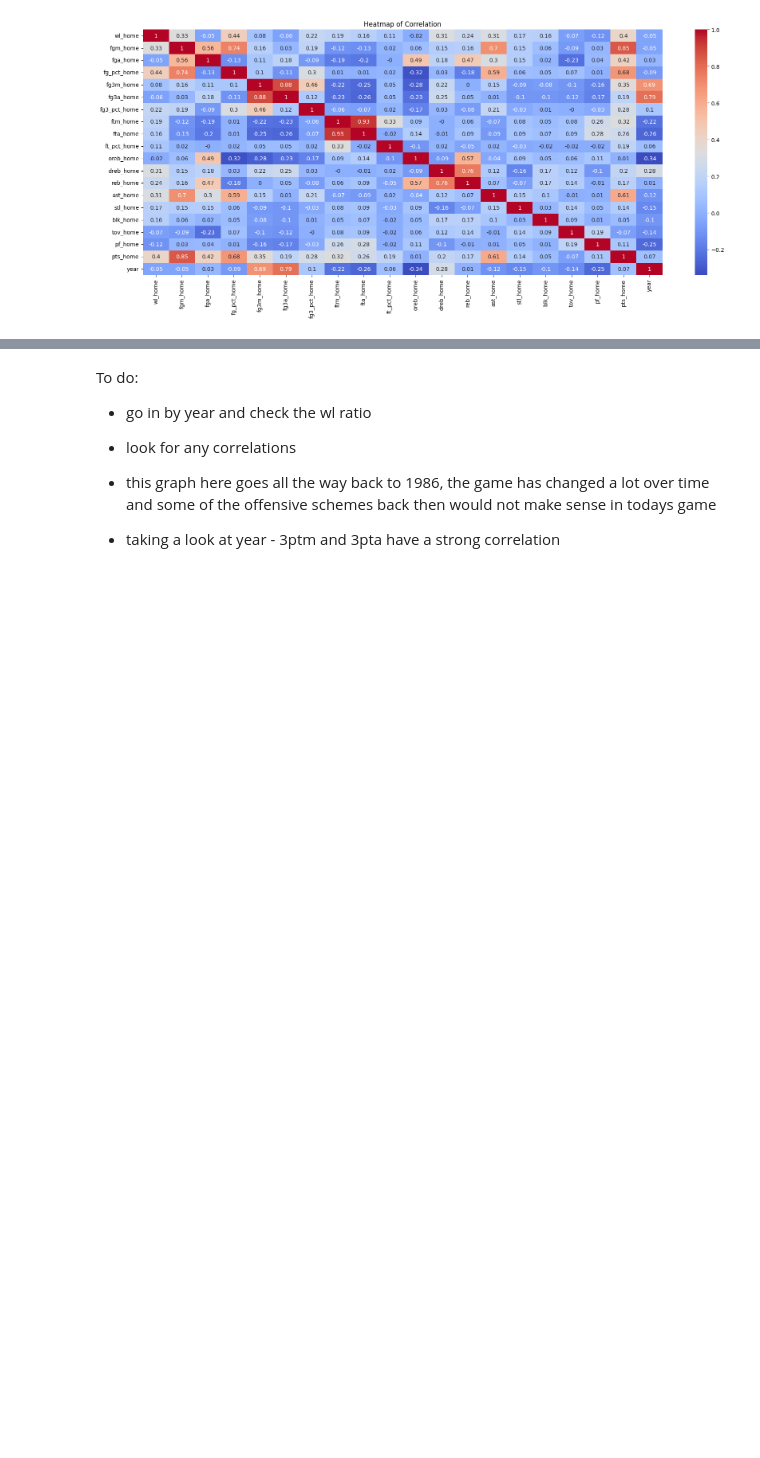
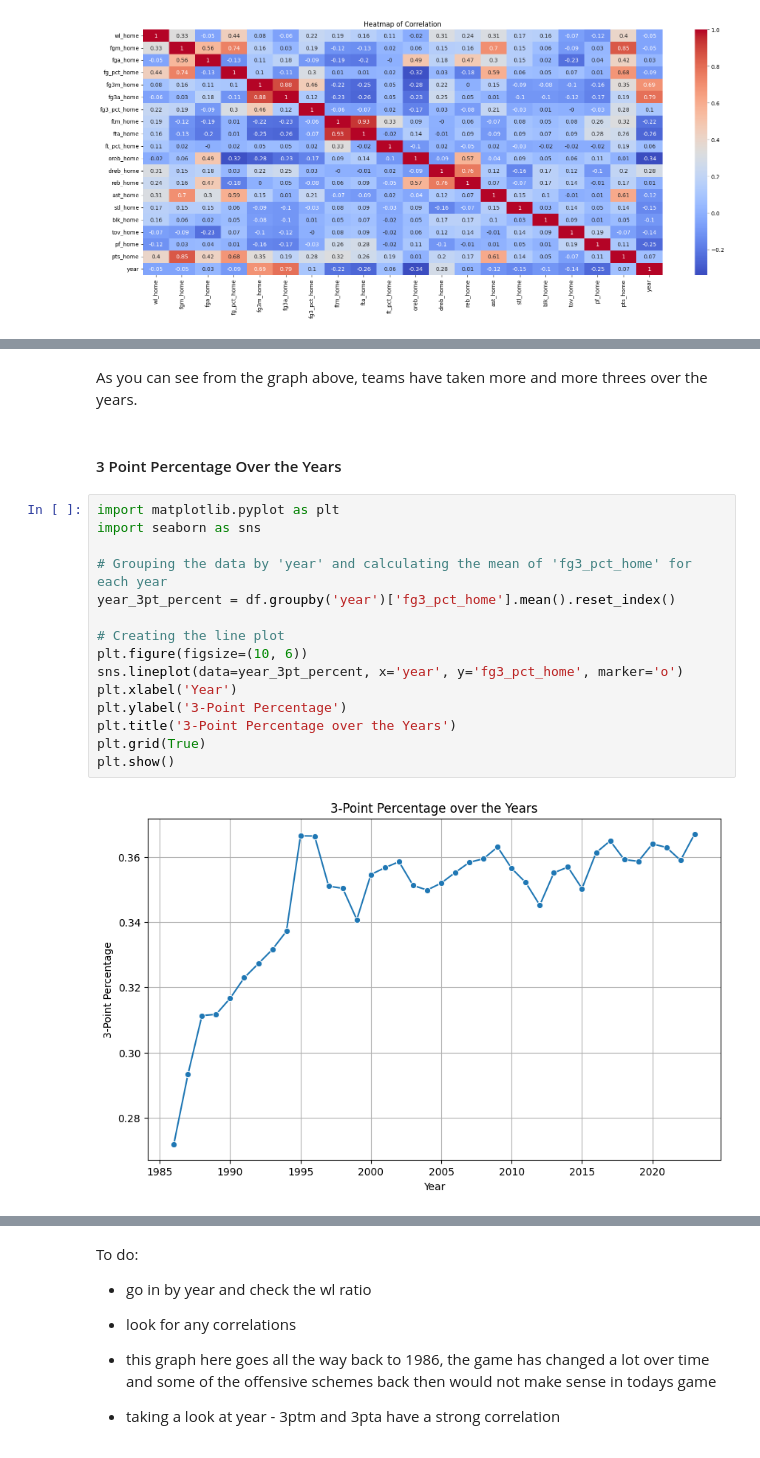
Before and after one commit to chrishunt11/Basketball-Analytics, a Jupyter notebook: Project_2.ipynb, the cells around one changed output, grey strips where cells are left out. Saved outputs shown, nothing was run; the diff lists cells and outputs as text; blank space fills up the shorter version.

```diff
--- a/Project_2.ipynb
+++ b/Project_2.ipynb
@@ -979,0 +663,21 @@ ax.set_title('Heatmap of Correlation');
+# %% [markdown]
+As you can see from the graph above, teams have taken more and more threes over the years.
+# %% [markdown]
+#### 3 Point Percentage Over the Years
+# %%
+import matplotlib.pyplot as plt
+import seaborn as sns
+
+# Grouping the data by 'year' and calculating the mean of 'fg3_pct_home' for each year
+year_3pt_percent = df.groupby('year')['fg3_pct_home'].mean().reset_index()
+
+# Creating the line plot
+plt.figure(figsize=(10, 6))
+sns.lineplot(data=year_3pt_percent, x='year', y='fg3_pct_home', marker='o')
+plt.xlabel('Year')
+plt.ylabel('3-Point Percentage')
+plt.title('3-Point Percentage over the Years')
+plt.grid(True)
+plt.show()
+# %% [output]
+[figure, added]
```
Also changed, not shown: parts of 85 cells of this notebook.
